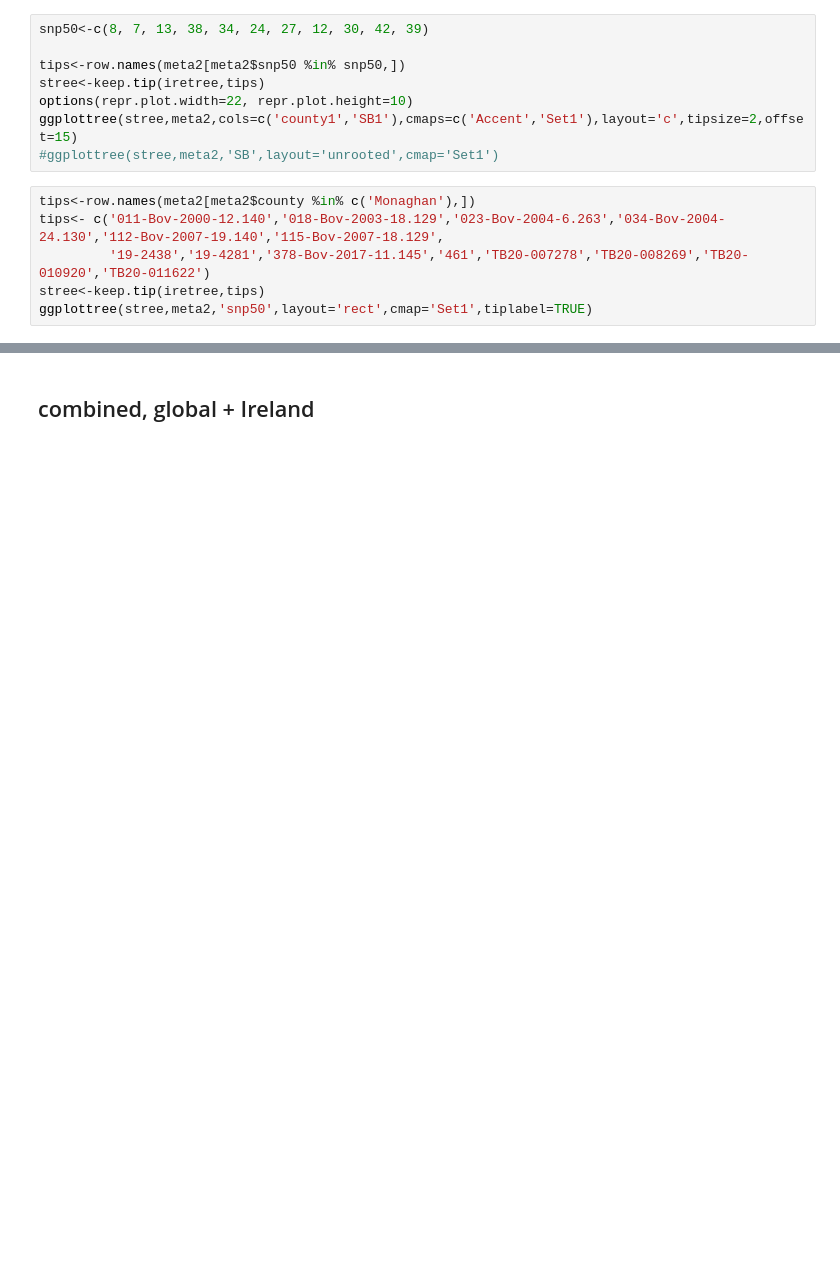
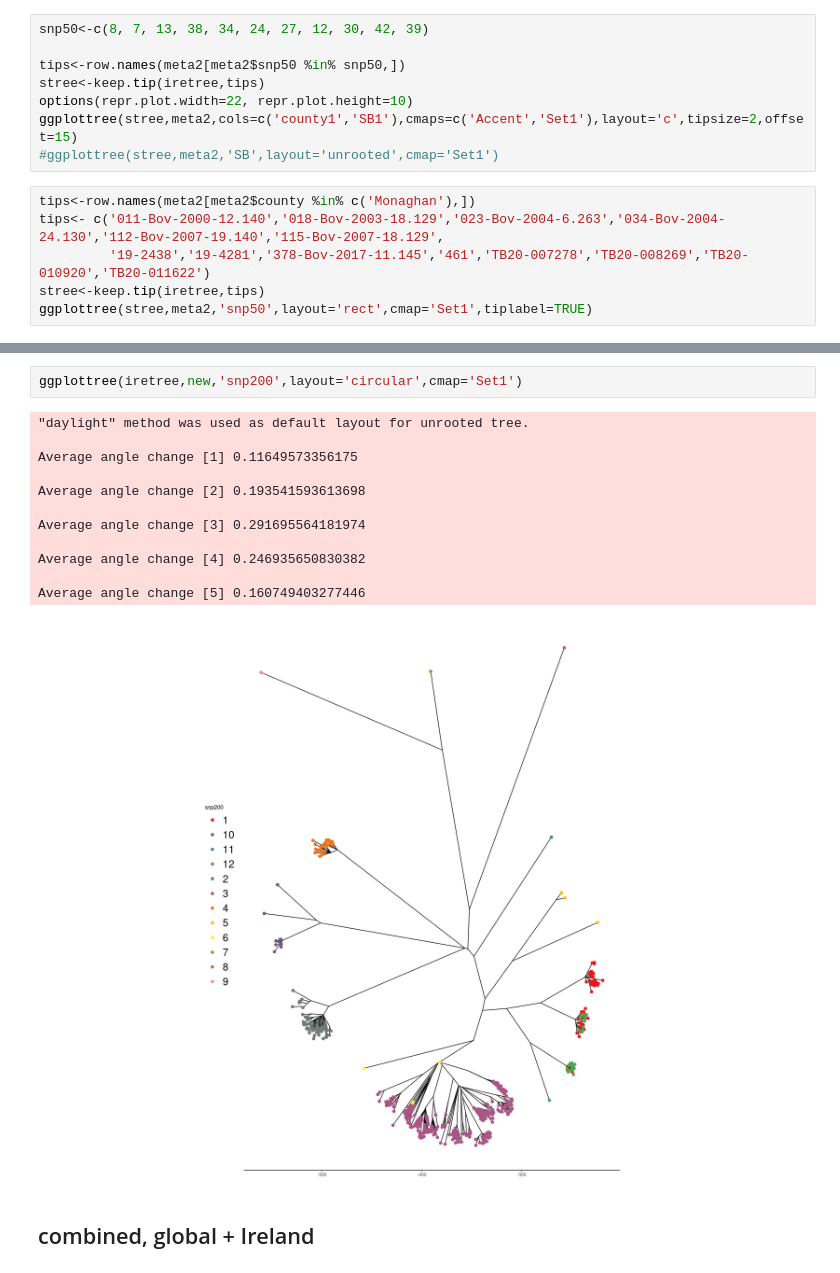
Before and after one commit to dmnfarrell/snipgenie, a Jupyter notebook: notebooks/lineages_tree.ipynb, the cells around one changed output, grey strips where cells are left out. Cells and saved outputs as stored; diff of their text form; blank space fills up the shorter version.

```diff
--- a/notebooks/lineages_tree.ipynb
+++ b/notebooks/lineages_tree.ipynb
@@ -91,3 +87,18 @@ Average angle change [2] 0.0452298951066475
+# %%
+ggplottree(iretree,new,'snp200',layout='circular',cmap='Set1')
+# %% [output]
+"daylight" method was used as default layout for unrooted tree.
+
+Average angle change [1] 0.11649573356175
+
+Average angle change [2] 0.193541593613698
+
+Average angle change [3] 0.291695564181974
+
+Average angle change [4] 0.246935650830382
+
+Average angle change [5] 0.160749403277446
+[figure, added]
 # %% [markdown]
 ## combined, global + Ireland
 # %%
```
Also changed, not shown: parts of 9 cells of this notebook, 4 other files.
